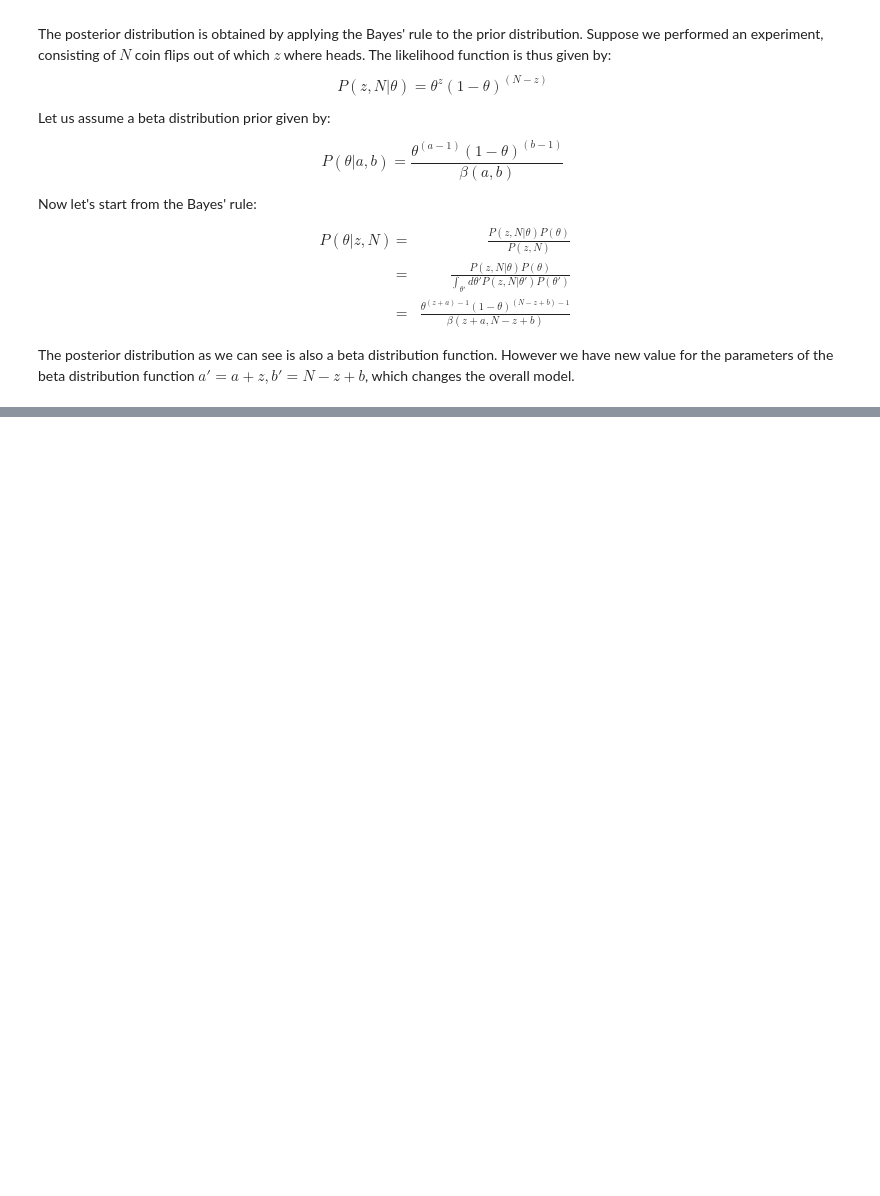
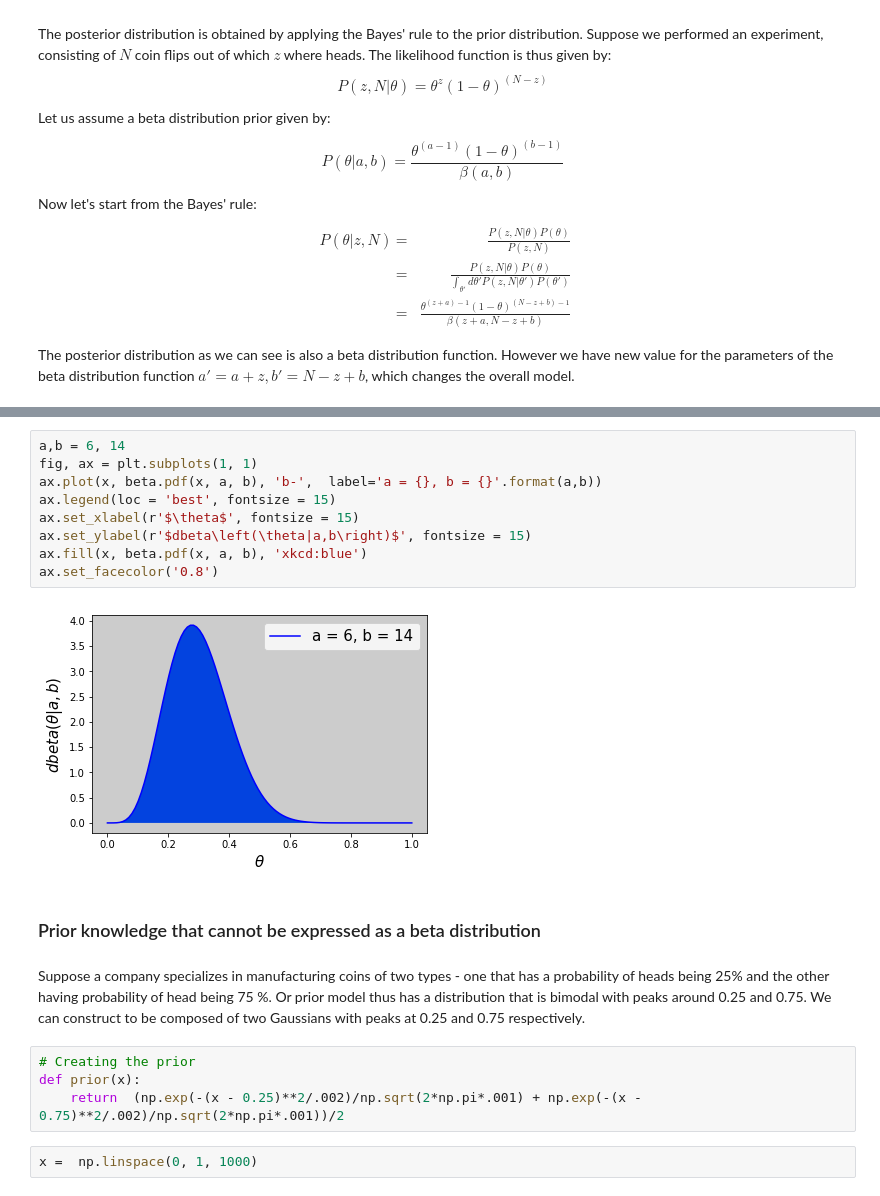
Before and after one commit to nathdipankar/Bayesian-Statistics, a Jupyter notebook: BinomialProbailityWithExactmathematicalAnalysis/Inferring Binomial Probability.ipynb, the cells around one changed output, grey strips where cells are left out. Saved outputs shown, nothing was run; the diff lists cells and outputs as text; blank space fills up the shorter version.

```diff
--- a/BinomialProbailityWithExactmathematicalAnalysis/Inferring Binomial Probability.ipynb
+++ b/BinomialProbailityWithExactmathematicalAnalysis/Inferring Binomial Probability.ipynb
@@ -187,0 +241,21 @@ The posterior distribution as we can see is also a beta distribution function. H
+# %%
+a,b = 6, 14
+fig, ax = plt.subplots(1, 1)
+ax.plot(x, beta.pdf(x, a, b), 'b-',  label='a = {}, b = {}'.format(a,b))
+ax.legend(loc = 'best', fontsize = 15)
+ax.set_xlabel(r'$\theta$', fontsize = 15)
+ax.set_ylabel(r'$dbeta\left(\theta|a,b\right)$', fontsize = 15)
+ax.fill(x, beta.pdf(x, a, b), 'xkcd:blue')
+ax.set_facecolor('0.8')
+# %% [output]
+[figure, added]
+# %% [markdown]
+### Prior knowledge that cannot be expressed as a beta distribution
+# %% [markdown]
+Suppose a company specializes in manufacturing coins of two types - one that has a probability of heads being 25% and the other having probability of head being 75 %. Or prior model thus has a distribution that is bimodal with peaks around 0.25 and 0.75. We can construct to be composed of two Gaussians with peaks at 0.25 and 0.75 respectively.
+# %%
+# Creating the prior
+def prior(x):
+    return  (np.exp(-(x - 0.25)**2/.002)/np.sqrt(2*np.pi*.001) + np.exp(-(x - 0.75)**2/.002)/np.sqrt(2*np.pi*.001))/2
+# %%
+x =  np.linspace(0, 1, 1000)
```
Also changed, not shown: parts of 21 cells of this notebook.
